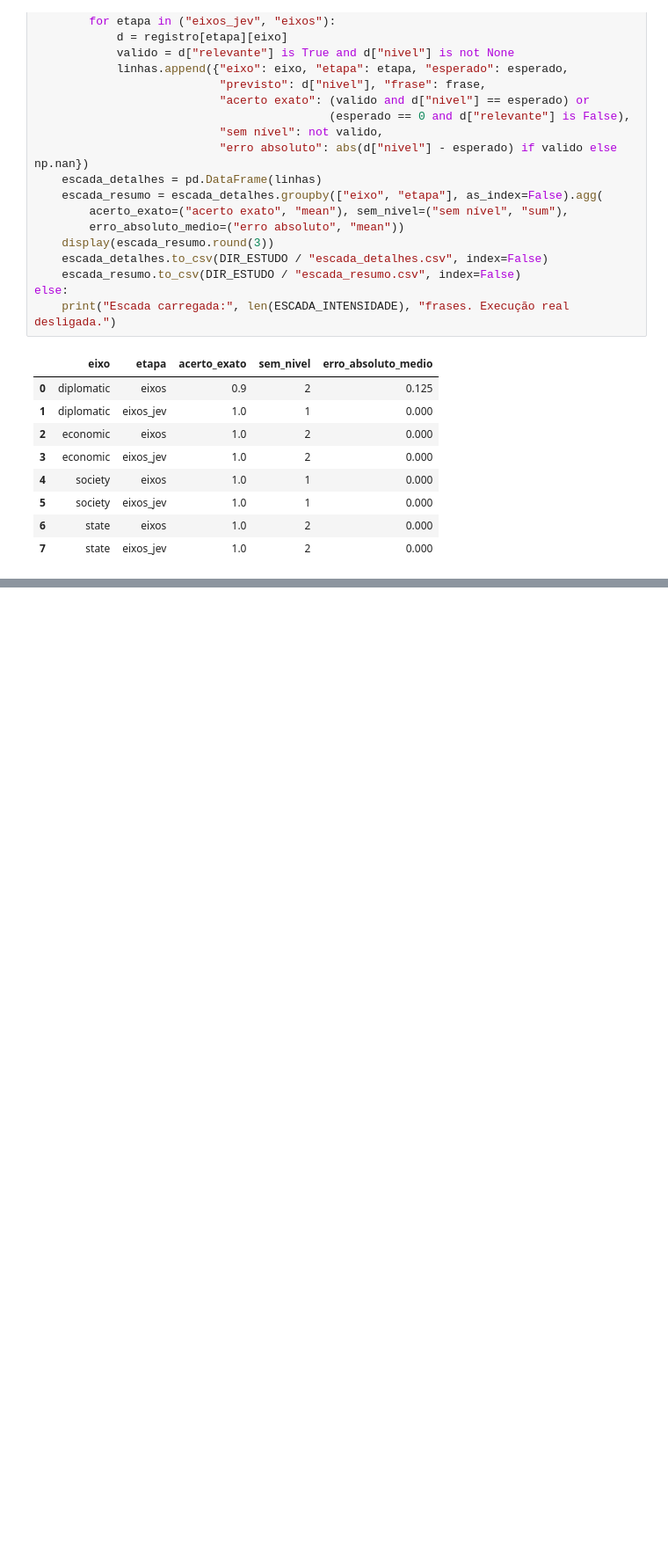
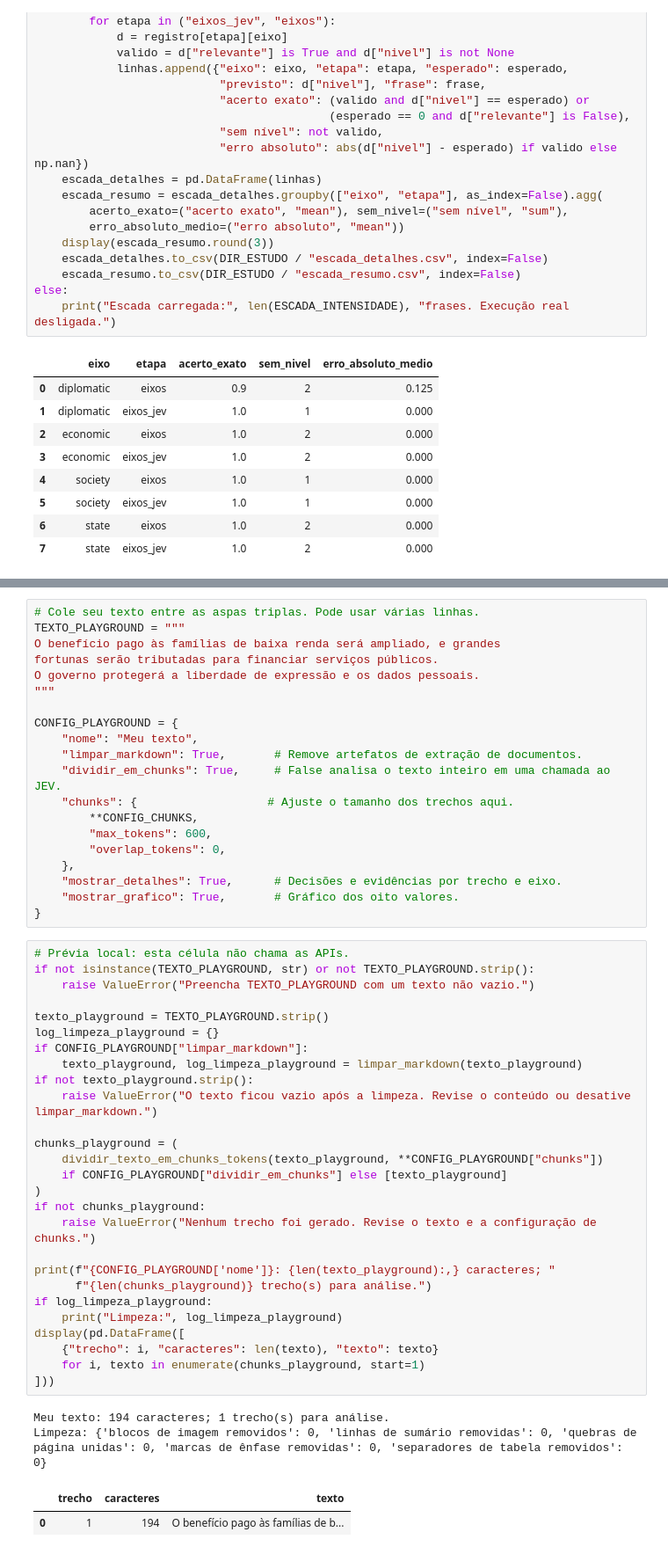
Before and after one commit to micaelol12/TCC, a Jupyter notebook: teste.ipynb, the cells around one changed output, grey strips where cells are left out. Shown at 88% size. Drawn from its saved outputs; the diff is of its cells as text; blank space fills up the shorter version.

```diff
--- a/teste.ipynb
+++ b/teste.ipynb
@@ -2579,0 +2590,52 @@ else:
+# %%
+# Cole seu texto entre as aspas triplas. Pode usar várias linhas.
+TEXTO_PLAYGROUND = """
+O benefício pago às famílias de baixa renda será ampliado, e grandes
+fortunas serão tributadas para financiar serviços públicos.
+O governo protegerá a liberdade de expressão e os dados pessoais.
+"""
+
+CONFIG_PLAYGROUND = {
+    "nome": "Meu texto",
+    "limpar_markdown": True,       # Remove artefatos de extração de documentos.
+    "dividir_em_chunks": True,     # False analisa o texto inteiro em uma chamada ao JEV.
+    "chunks": {                   # Ajuste o tamanho dos trechos aqui.
+        **CONFIG_CHUNKS,
+        "max_tokens": 600,
+        "overlap_tokens": 0,
+    },
+    "mostrar_detalhes": True,      # Decisões e evidências por trecho e eixo.
+    "mostrar_grafico": True,       # Gráfico dos oito valores.
+}
+# %%
+# Prévia local: esta célula não chama as APIs.
+if not isinstance(TEXTO_PLAYGROUND, str) or not TEXTO_PLAYGROUND.strip():
+    raise ValueError("Preencha TEXTO_PLAYGROUND com um texto não vazio.")
+
+texto_playground = TEXTO_PLAYGROUND.strip()
+log_limpeza_playground = {}
+if CONFIG_PLAYGROUND["limpar_markdown"]:
+    texto_playground, log_limpeza_playground = limpar_markdown(texto_playground)
+if not texto_playground.strip():
+    raise ValueError("O texto ficou vazio após a limpeza. Revise o conteúdo ou desative limpar_markdown.")
+
+chunks_playground = (
+    dividir_texto_em_chunks_tokens(texto_playground, **CONFIG_PLAYGROUND["chunks"])
+    if CONFIG_PLAYGROUND["dividir_em_chunks"] else [texto_playground]
+)
+if not chunks_playground:
+    raise ValueError("Nenhum trecho foi gerado. Revise o texto e a configuração de chunks.")
+
+print(f"{CONFIG_PLAYGROUND['nome']}: {len(texto_playground):,} caracteres; "
+      f"{len(chunks_playground)} trecho(s) para análise.")
+if log_limpeza_playground:
+    print("Limpeza:", log_limpeza_playground)
+display(pd.DataFrame([
+    {"trecho": i, "caracteres": len(texto), "texto": texto}
+    for i, texto in enumerate(chunks_playground, start=1)
+]))
+# %% [output]
+Meu texto: 194 caracteres; 1 trecho(s) para análise.
+Limpeza: {'blocos de imagem removidos': 0, 'linhas de sumário removidas': 0, 'quebras de página unidas': 0, 'marcas de ênfase removidas': 0, 'separadores de tabela removidos': 0}
+|  | trecho | caracteres | texto |
+| 0 | 1 | 194 | O benefício pago às famílias de b... |
```
Also changed, not shown: parts of 3 cells of this notebook.
